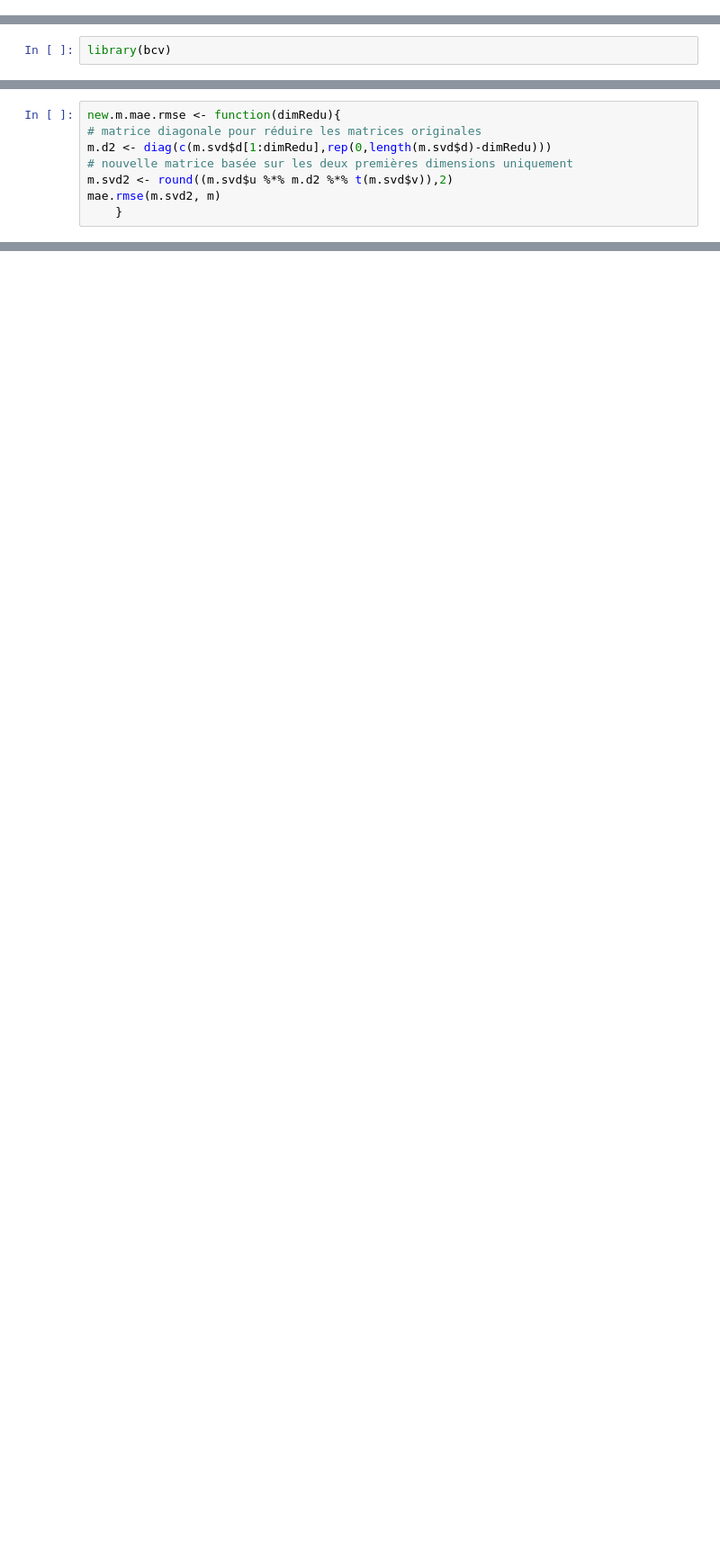
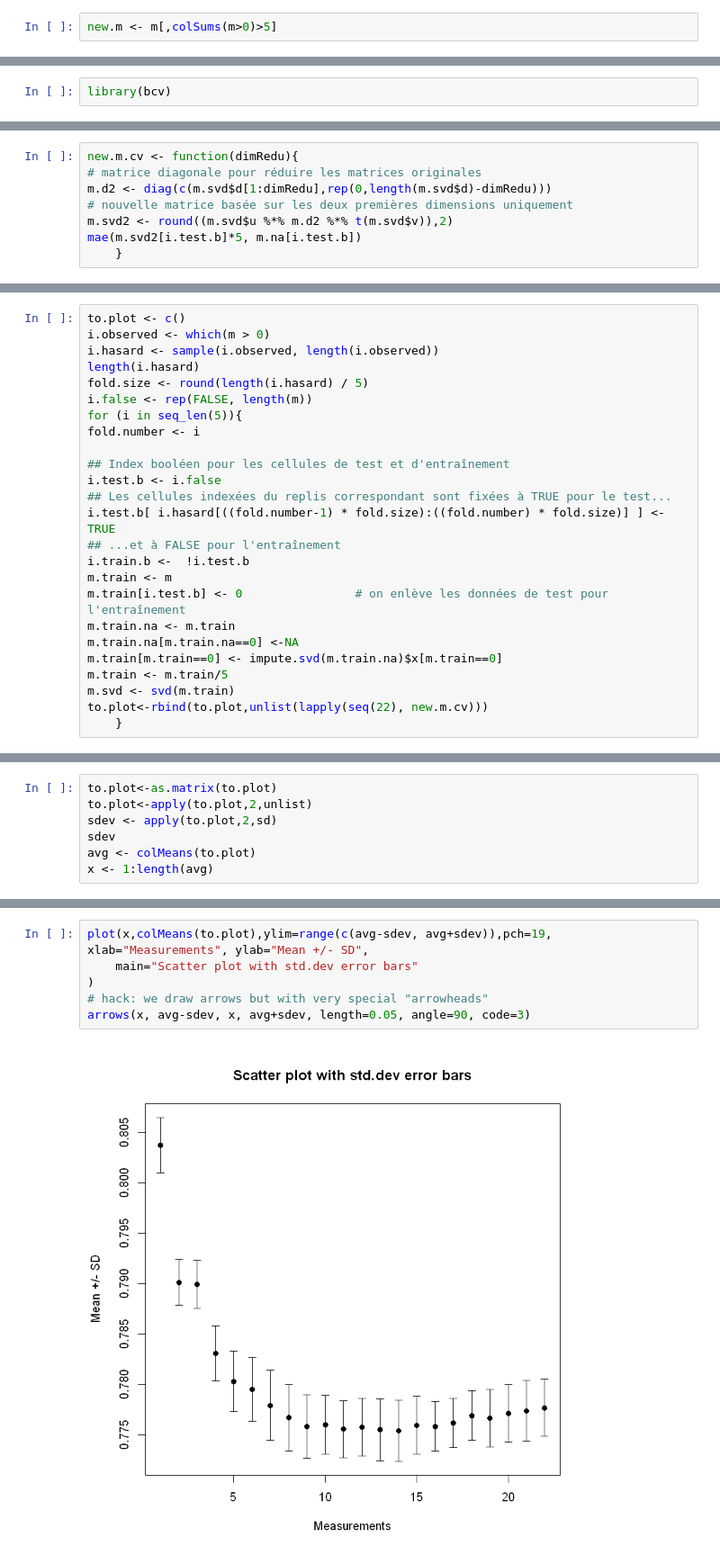
Before and after one commit to olivierp9/Recommender-System, a Jupyter notebook: projet/EM algorithm.ipynb, the cells around one changed output, grey strips where cells are left out. Shown at 90% size. Drawn from its saved outputs; the diff is of its cells as text; blank space fills up the shorter version.

```diff
--- a/projet/EM algorithm.ipynb
+++ b/projet/EM algorithm.ipynb
@@ -17,0 +25,2 @@ m[m==0] <- NA
+# %%
+new.m <- m[,colSums(m>0)>5]
@@ -23,8 +33,8 @@ m.svd <- svd(imputed.m$x)
 # %%
-new.m.mae.rmse <- function(dimRedu){
+new.m.cv <- function(dimRedu){
 # matrice diagonale pour réduire les matrices originales
 m.d2 <- diag(c(m.svd$d[1:dimRedu],rep(0,length(m.svd$d)-dimRedu)))
 # nouvelle matrice basée sur les deux premières dimensions uniquement
 m.svd2 <- round((m.svd$u %*% m.d2 %*% t(m.svd$v)),2)
-mae.rmse(m.svd2, m)
+mae(m.svd2[i.test.b]*5, m.na[i.test.b])
     }
@@ -38,0 +41,25 @@ $rmse
+# %%
+to.plot <- c()
+i.observed <- which(m > 0)
+i.hasard <- sample(i.observed, length(i.observed))
+length(i.hasard)
+fold.size <- round(length(i.hasard) / 5)
+i.false <- rep(FALSE, length(m))
+for (i in seq_len(5)){
+fold.number <- i
+
+## Index booléen pour les cellules de test et d'entraînement
+i.test.b <- i.false
+## Les cellules indexées du replis correspondant sont fixées à TRUE pour le test...
+i.test.b[ i.hasard[((fold.number-1) * fold.size):((fold.number) * fold.size)] ] <- TRUE
+## ...et à FALSE pour l'entraînement
+i.train.b <-  !i.test.b
+m.train <- m
+m.train[i.test.b] <- 0                # on enlève les données de test pour l'entraînement
+m.train.na <- m.train
+m.train.na[m.train.na==0] <-NA
+m.train[m.train==0] <- impute.svd(m.train.na)$x[m.train==0]
+m.train <- m.train/5
+m.svd <- svd(m.train)
+to.plot<-rbind(to.plot,unlist(lapply(seq(22), new.m.cv)))
+    }
@@ -38,0 +68,7 @@ $rmse
+# %%
+to.plot<-as.matrix(to.plot)
+to.plot<-apply(to.plot,2,unlist)
+sdev <- apply(to.plot,2,sd)
+sdev
+avg <- colMeans(to.plot)
+x <- 1:length(avg)
@@ -38,0 +80,8 @@ $rmse
+# %%
+plot(x,colMeans(to.plot),ylim=range(c(avg-sdev, avg+sdev)),pch=19, xlab="Measurements", ylab="Mean +/- SD",
+    main="Scatter plot with std.dev error bars"
+)
+# hack: we draw arrows but with very special "arrowheads"
+arrows(x, avg-sdev, x, avg+sdev, length=0.05, angle=90, code=3)
+# %% [output]
+[figure, added]
```
Also changed, not shown: parts of 8 cells of this notebook, 28 other files.
